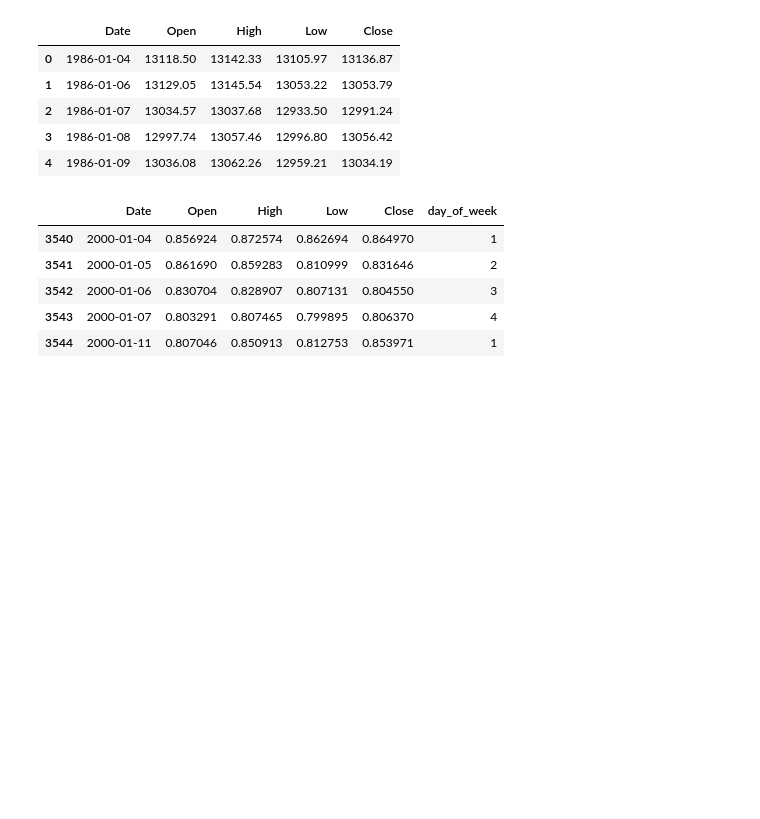
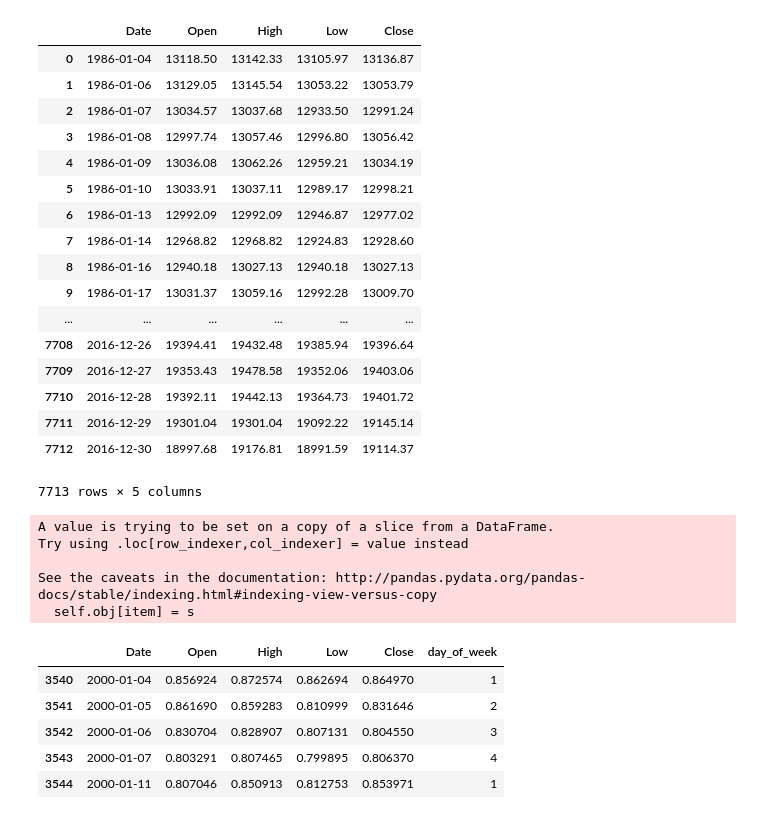
Before and after one commit to satetsu007/anomaly_detection, a Jupyter notebook: ipynb/SmartSifter_for_n225.ipynb, the cells around one changed output. Cells and saved outputs as stored; diff of their text form; code cells hidden in the pictures; blank space fills up the shorter version.

```diff
--- a/ipynb/SmartSifter_for_n225.ipynb
+++ b/ipynb/SmartSifter_for_n225.ipynb
@@ -25,17 +25,29 @@ green = sns.xkcd_rgb["medium green"]
 blue = sns.xkcd_rgb["denim blue"]
 %matplotlib inline
 # %%
-df = pd.read_csv("../../../DL/finance/data/1d/nikkei225_d.csv")
+df = pd.read_csv("../data/nikkei225_d.csv")
 # %%
 df.Date = [i.replace("/", "-")for i in df.Date]
-df.head()
+df
 # %% [output]
 |  | Date | Open | High | Low | Close |
 | 0 | 1986-01-04 | 13118.50 | 13142.33 | 13105.97 | 13136.87 |
 | 1 | 1986-01-06 | 13129.05 | 13145.54 | 13053.22 | 13053.79 |
 | 2 | 1986-01-07 | 13034.57 | 13037.68 | 12933.50 | 12991.24 |
 | 3 | 1986-01-08 | 12997.74 | 13057.46 | 12996.80 | 13056.42 |
 | 4 | 1986-01-09 | 13036.08 | 13062.26 | 12959.21 | 13034.19 |
+| 5 | 1986-01-10 | 13033.91 | 13037.11 | 12989.17 | 12998.21 |
+| 6 | 1986-01-13 | 12992.09 | 12992.09 | 12946.87 | 12977.02 |
+| 7 | 1986-01-14 | 12968.82 | 12968.82 | 12924.83 | 12928.60 |
+| 8 | 1986-01-16 | 12940.18 | 13027.13 | 12940.18 | 13027.13 |
+| 9 | 1986-01-17 | 13031.37 | 13059.16 | 12992.28 | 13009.70 |
+| ... | ... | ... | ... | ... | ... |
+| 7708 | 2016-12-26 | 19394.41 | 19432.48 | 19385.94 | 19396.64 |
+| 7709 | 2016-12-27 | 19353.43 | 19478.58 | 19352.06 | 19403.06 |
+| 7710 | 2016-12-28 | 19392.11 | 19442.13 | 19364.73 | 19401.72 |
+| 7711 | 2016-12-29 | 19301.04 | 19301.04 | 19092.22 | 19145.14 |
+| 7712 | 2016-12-30 | 18997.68 | 19176.81 | 18991.59 | 19114.37 |
+7713 rows × 5 columns
 # %%
 df["Date"] = pd.DatetimeIndex(df["Date"])
 df["day_of_week"] = df.Date.dt.dayofweek
@@ -43,6 +55,11 @@ df = df.iloc[3540:]
 df.iloc[:, 1:-1] = (df.iloc[:, 1:-1]-df.iloc[:, 1:-1].min())/(df.iloc[:, 1:-1].max() - df.iloc[:, 1:-1].min())
 df.head()
 # %% [output]
+A value is trying to be set on a copy of a slice from a DataFrame.
+Try using .loc[row_indexer,col_indexer] = value instead
+
+See the caveats in the documentation: http://pandas.pydata.org/pandas-docs/stable/indexing.html#indexing-view-versus-copy
+  self.obj[item] = s
 |  | Date | Open | High | Low | Close | day_of_week |
 | 3540 | 2000-01-04 | 0.856924 | 0.872574 | 0.862694 | 0.864970 | 1 |
 | 3541 | 2000-01-05 | 0.861690 | 0.859283 | 0.810999 | 0.831646 | 2 |
```
Also changed, not shown: parts of 8 cells of this notebook, 12 other files.
